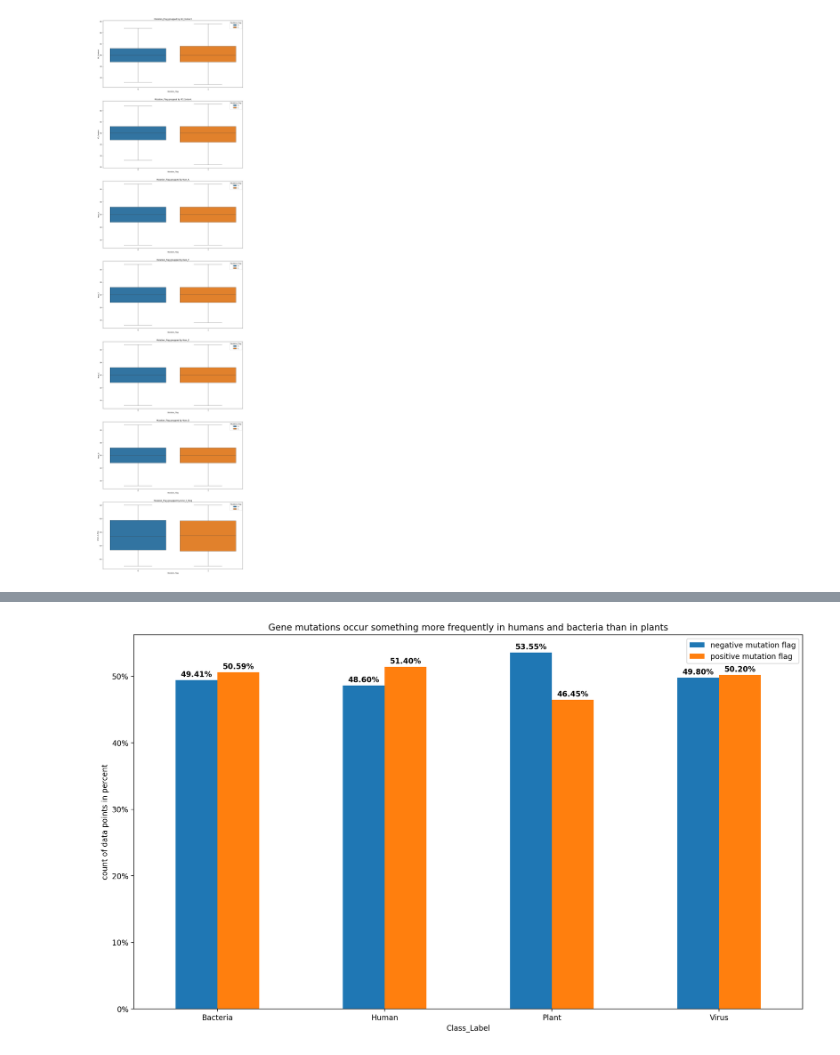
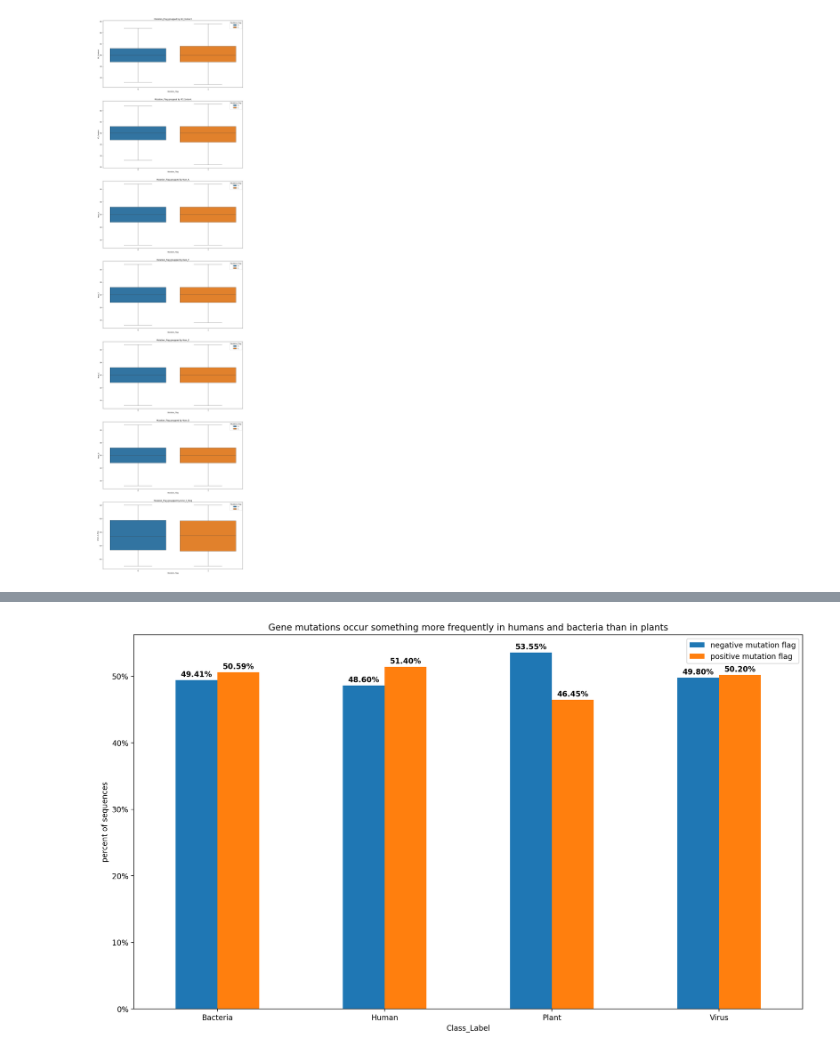
Before and after one commit to YamenNahhas/my-data-project, a Jupyter notebook: notebooks/DNA classification/DNA_data.ipynb, the cells around one changed output, grey strips where cells are left out. Drawn from its saved outputs; the diff is of its cells as text; code cells hidden in the pictures.

Commit message:
Further processing of data and calculation of p value

```diff
--- a/notebooks/DNA classification/DNA_data.ipynb
+++ b/notebooks/DNA classification/DNA_data.ipynb
@@ -138,22 +179,22 @@ plt.tight_layout;
 # %%
 #Visualization of Class_Label with Mutation_flag
 fig, ax=plt.subplots(figsize=(16, 9), dpi=200);
 pd.crosstab(index=df['Class_Label'], columns=df["Mutation_Flag"], normalize="index").plot(kind="bar", ax=ax, legend=True);
 plt.legend(framealpha=0.3);
 ax.set_yticklabels(['{:.0f}%'.format(x*100) for x in ax.get_yticks()]);
 for bar in ax.patches:
     height = bar.get_height()
     ax.text(
         bar.get_x() + bar.get_width() / 2,
         height + 0.005,
         f"{height:.2%}",
         ha='center',
         fontweight='bold',
         fontsize=10
     );
 ax.xaxis.set_tick_params(labelrotation=0);
-ax.set(xlabel='Class_Label', ylabel='count of data points in percent', title='Gene mutations occur something more frequently in humans and bacteria than in plants');
+ax.set(xlabel='Class_Label', ylabel='percent of sequences', title='Gene mutations occur something more frequently in humans and bacteria than in plants');
 ax.grid(False);
 ax.legend(['negative mutation flag', 'positive mutation flag']);
 # %% [output]
-[figure, old version]
+[figure, new version]
```
Also changed, not shown: parts of 7 cells of this notebook.
